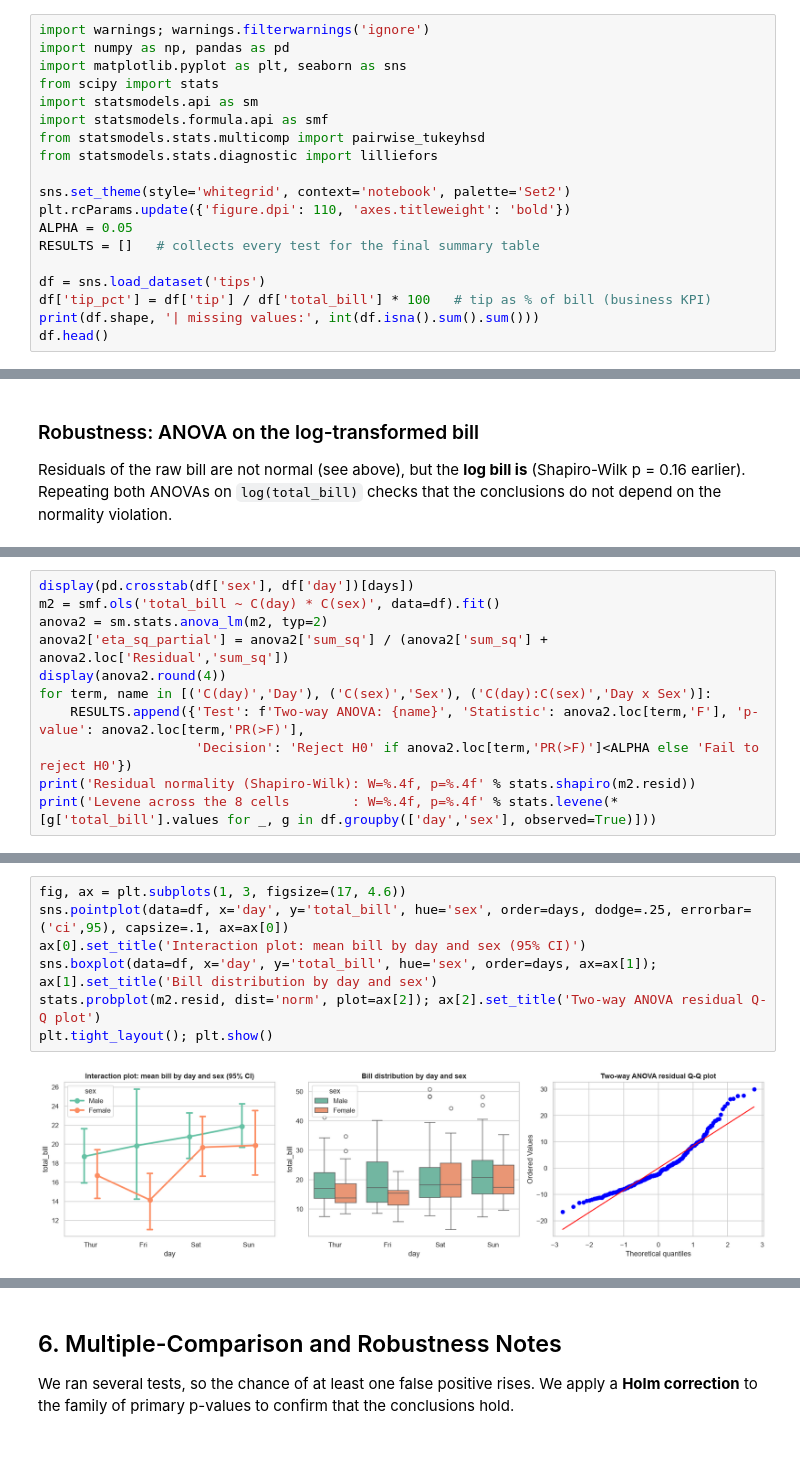
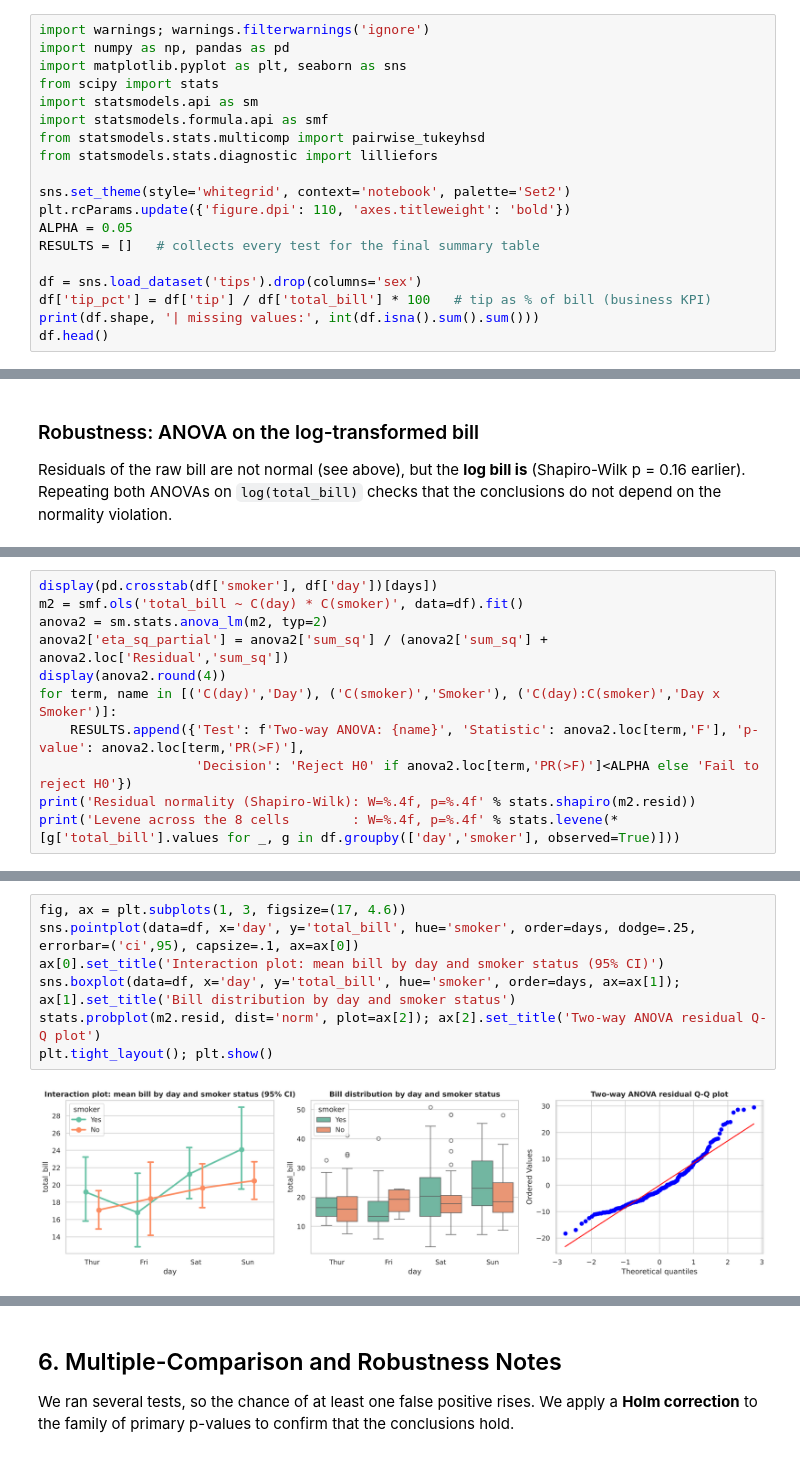
Before and after one commit to kiruthigar2008/advanced-statistical-analysis-hypothesis-testing, a Jupyter notebook: Advanced_Statistical_Analysis_Hypothesis_Testing.ipynb, the cells around one changed output, grey strips where cells are left out. Cells and saved outputs as stored; diff of their text form.

```diff
--- a/Advanced_Statistical_Analysis_Hypothesis_Testing.ipynb
+++ b/Advanced_Statistical_Analysis_Hypothesis_Testing.ipynb
@@ -29,7 +29,7 @@ plt.rcParams.update({'figure.dpi': 110, 'axes.titleweight': 'bold'})
 ALPHA = 0.05
 RESULTS = []   # collects every test for the final summary table
 
-df = sns.load_dataset('tips')
+df = sns.load_dataset('tips').drop(columns='sex')
 df['tip_pct'] = df['tip'] / df['total_bill'] * 100   # tip as % of bill (business KPI)
 print(df.shape, '| missing values:', int(df.isna().sum().sum()))
 df.head()
@@ -408,15 +408,15 @@ group1 group2 meandiff p-adj   lower   upper  reject
 
 The design is unbalanced (unequal cell sizes), so we use **Type II sums of squares**.
 # %%
-display(pd.crosstab(df['sex'], df['day'])[days])
-m2 = smf.ols('total_bill ~ C(day) * C(sex)', data=df).fit()
+display(pd.crosstab(df['smoker'], df['day'])[days])
+m2 = smf.ols('total_bill ~ C(day) * C(smoker)', data=df).fit()
 anova2 = sm.stats.anova_lm(m2, typ=2)
 anova2['eta_sq_partial'] = anova2['sum_sq'] / (anova2['sum_sq'] + anova2.loc['Residual','sum_sq'])
 display(anova2.round(4))
-for term, name in [('C(day)','Day'), ('C(sex)','Sex'), ('C(day):C(sex)','Day x Sex')]:
+for term, name in [('C(day)','Day'), ('C(smoker)','Smoker'), ('C(day):C(smoker)','Day x Smoker')]:
     RESULTS.append({'Test': f'Two-way ANOVA: {name}', 'Statistic': anova2.loc[term,'F'], 'p-value': anova2.loc[term,'PR(>F)'],
                     'Decision': 'Reject H0' if anova2.loc[term,'PR(>F)']<ALPHA else 'Fail to reject H0'})
 print('Residual normality (Shapiro-Wilk): W=%.4f, p=%.4f' % stats.shapiro(m2.resid))
-print('Levene across the 8 cells        : W=%.4f, p=%.4f' % stats.levene(*[g['total_bill'].values for _, g in df.groupby(['day','sex'], observed=True)]))
+print('Levene across the 8 cells        : W=%.4f, p=%.4f' % stats.levene(*[g['total_bill'].values for _, g in df.groupby(['day','smoker'], observed=True)]))
 # %% [output]
 | day | Thur | Fri | Sat | Sun |
@@ -433,12 +433,12 @@ Levene across the 8 cells        : W=0.8006, p=0.5875
 # %%
 fig, ax = plt.subplots(1, 3, figsize=(17, 4.6))
-sns.pointplot(data=df, x='day', y='total_bill', hue='sex', order=days, dodge=.25, errorbar=('ci',95), capsize=.1, ax=ax[0])
-ax[0].set_title('Interaction plot: mean bill by day and sex (95% CI)')
-sns.boxplot(data=df, x='day', y='total_bill', hue='sex', order=days, ax=ax[1]); ax[1].set_title('Bill distribution by day and sex')
+sns.pointplot(data=df, x='day', y='total_bill', hue='smoker', order=days, dodge=.25, errorbar=('ci',95), capsize=.1, ax=ax[0])
+ax[0].set_title('Interaction plot: mean bill by day and smoker status (95% CI)')
+sns.boxplot(data=df, x='day', y='total_bill', hue='smoker', order=days, ax=ax[1]); ax[1].set_title('Bill distribution by day and smoker status')
 stats.probplot(m2.resid, dist='norm', plot=ax[2]); ax[2].set_title('Two-way ANOVA residual Q-Q plot')
 plt.tight_layout(); plt.show()
 # %% [output]
-[figure, old version]
+[figure, new version]
 # %% [markdown]
 ### Tukey HSD for the Two-Way design
 
```
Also changed, not shown: parts of 20 cells of this notebook, 1 other file.
